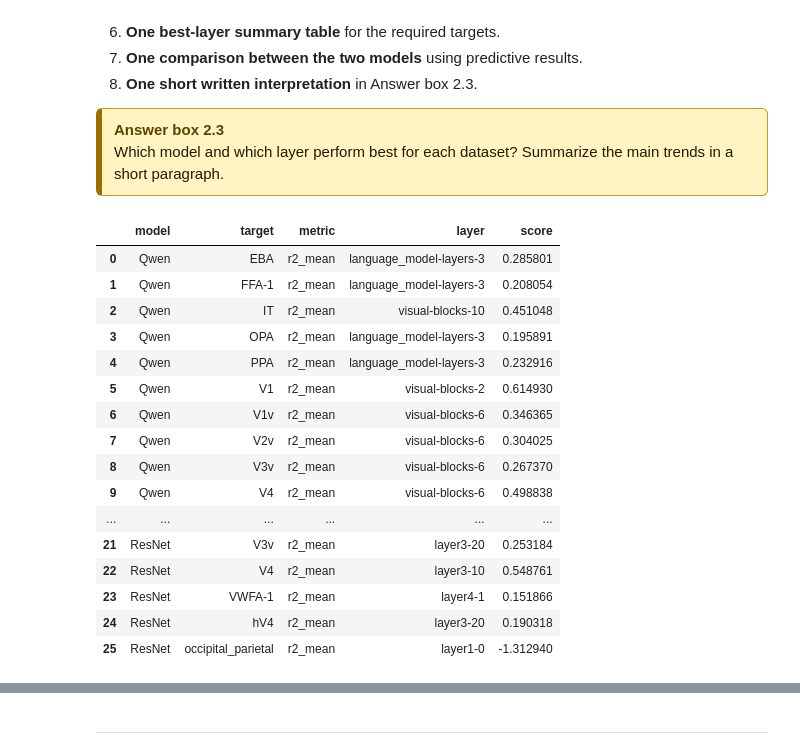
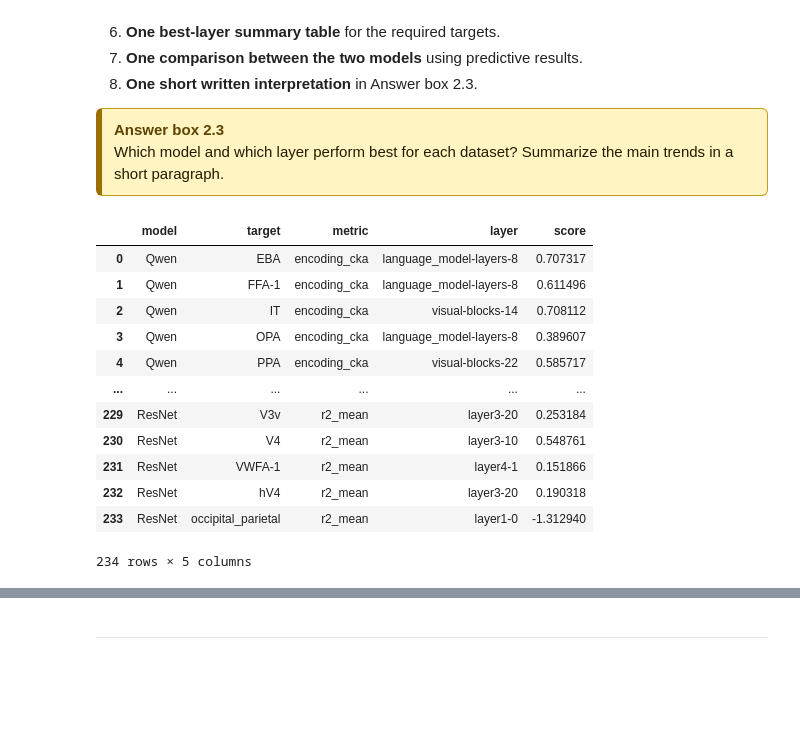
Before and after one commit to biancaziliotto/NX-414, a Jupyter notebook: project/nx414_project_2026_merged.ipynb, the cells around one changed output, grey strips where cells are left out. Drawn from its saved outputs; the diff is of its cells as text; code cells hidden in the pictures; blank space fills up the shorter version.

```diff
--- a/project/nx414_project_2026_merged.ipynb
+++ b/project/nx414_project_2026_merged.ipynb
@@ -1224,33 +1618,19 @@ You must include all of the following:
 # TODO: compute predictive metrics
 # TODO: summarize best layers and best scores
 # %%
-from utils.predictive_plots import load_predictive_results
-from utils.alignement_utils import best_layer_table
-MODEL_ALIASES = {
-    "adv_resnet152_imagenet_full_ffgsm_eps-1_alpha-125-ep10_seed-0": "ResNet",
-    "Qwen3-VL-2B-Instruct": "Qwen",
-}
-
-df = load_predictive_results(
-        results_dir="results",
-        model_aliases=MODEL_ALIASES,
-    )
+df = load_predictive_results(results_dir="results", model_aliases=MODEL_ALIASES)
 best_layer_table(df)
 # %% [output]
 |  | model | target | metric | layer | score |
-| 0 | Qwen | EBA | r2_mean | language_model-layers-3 | 0.285801 |
-| 1 | Qwen | FFA-1 | r2_mean | language_model-layers-3 | 0.208054 |
-| 2 | Qwen | IT | r2_mean | visual-blocks-10 | 0.451048 |
-| 3 | Qwen | OPA | r2_mean | language_model-layers-3 | 0.195891 |
-| 4 | Qwen | PPA | r2_mean | language_model-layers-3 | 0.232916 |
-| 5 | Qwen | V1 | r2_mean | visual-blocks-2 | 0.614930 |
-| 6 | Qwen | V1v | r2_mean | visual-blocks-6 | 0.346365 |
-| 7 | Qwen | V2v | r2_mean | visual-blocks-6 | 0.304025 |
-| 8 | Qwen | V3v | r2_mean | visual-blocks-6 | 0.267370 |
-| 9 | Qwen | V4 | r2_mean | visual-blocks-6 | 0.498838 |
+| 0 | Qwen | EBA | encoding_cka | language_model-layers-8 | 0.707317 |
+| 1 | Qwen | FFA-1 | encoding_cka | language_model-layers-8 | 0.611496 |
+| 2 | Qwen | IT | encoding_cka | visual-blocks-14 | 0.708112 |
+| 3 | Qwen | OPA | encoding_cka | language_model-layers-8 | 0.389607 |
+| 4 | Qwen | PPA | encoding_cka | visual-blocks-22 | 0.585717 |
 | ... | ... | ... | ... | ... | ... |
-| 21 | ResNet | V3v | r2_mean | layer3-20 | 0.253184 |
-| 22 | ResNet | V4 | r2_mean | layer3-10 | 0.548761 |
-| 23 | ResNet | VWFA-1 | r2_mean | layer4-1 | 0.151866 |
-| 24 | ResNet | hV4 | r2_mean | layer3-20 | 0.190318 |
-| 25 | ResNet | occipital_parietal | r2_mean | layer1-0 | -1.312940 |
+| 229 | ResNet | V3v | r2_mean | layer3-20 | 0.253184 |
+| 230 | ResNet | V4 | r2_mean | layer3-10 | 0.548761 |
+| 231 | ResNet | VWFA-1 | r2_mean | layer4-1 | 0.151866 |
+| 232 | ResNet | hV4 | r2_mean | layer3-20 | 0.190318 |
+| 233 | ResNet | occipital_parietal | r2_mean | layer1-0 | -1.312940 |
+234 rows × 5 columns
```
Also changed, not shown: parts of 40 cells of this notebook.
